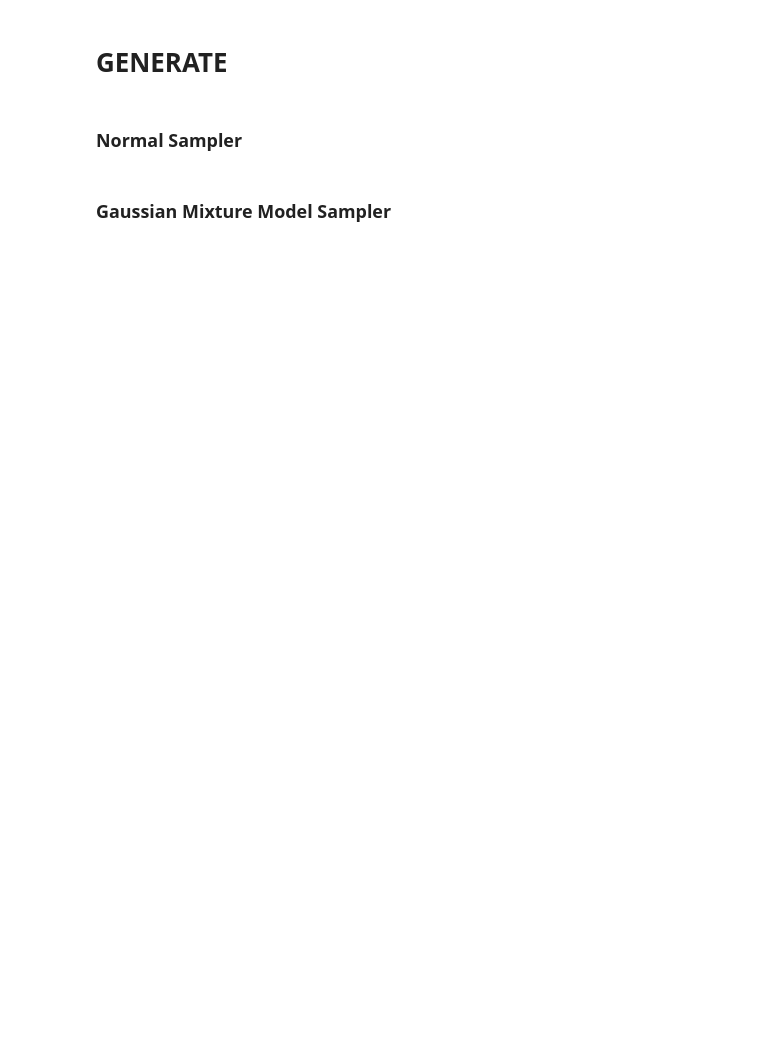
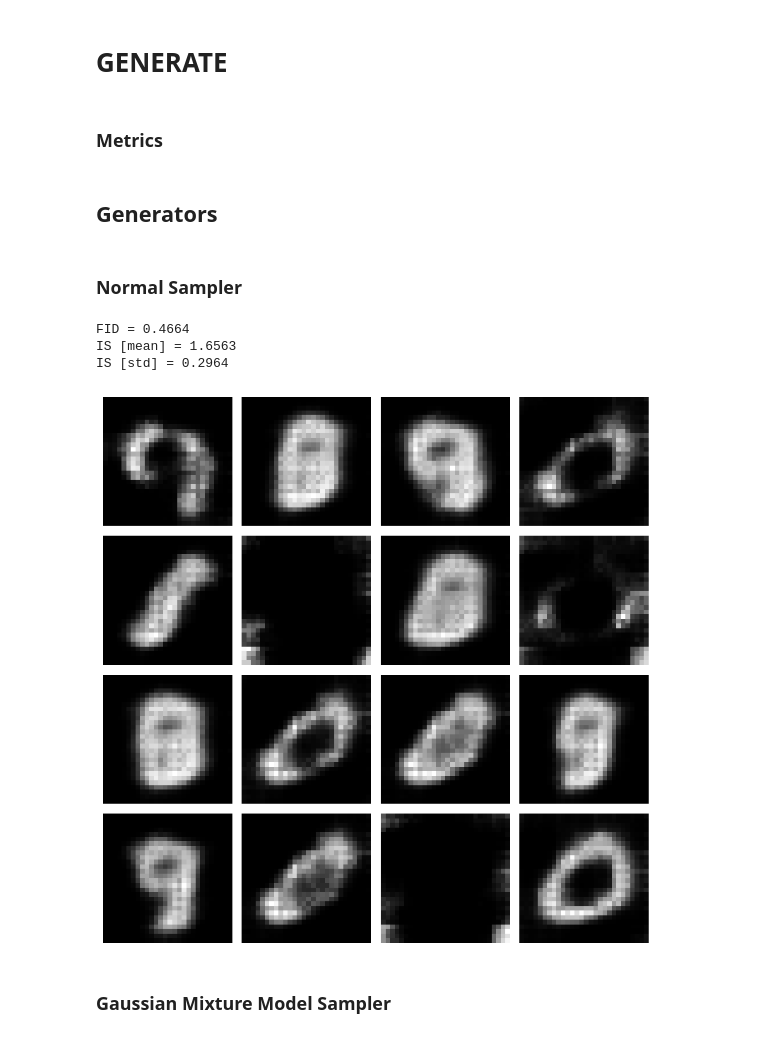
Before and after one commit to dmandache/ModelDegeneration, a Jupyter notebook: test_pythae.ipynb, the cells around one changed output. Cells and saved outputs as stored; diff of their text form; code cells hidden in the pictures; blank space fills up the shorter version.

```diff
--- a/test_pythae.ipynb
+++ b/test_pythae.ipynb
@@ -229,5 +314,35 @@ plt.tight_layout(pad=0.)
 # %% [markdown]
 # GENERATE
+# %% [markdown]
+### Metrics
+# %%
+from torchmetrics.image.fid import FrechetInceptionDistance
+from torchmetrics.image.inception import InceptionScore
+
+# FID score computation class
+fid_calculator = FrechetInceptionDistance(feature=64, reset_real_features=False, normalize=True)
+fid_calculator.update(train_dataset.expand(train_dataset.shape[0], 3, 28, 28)[:200,].to('cpu'), real=True)
+
+# IS score computation class
+is_calculator = InceptionScore(normalize=True)
+
+def compute_fid_score(gen_data):
+    # Lower is better
+    # greater sample variety
+    fid_calculator.update(gen_data.expand(gen_data.shape[0], 3, 28, 28).cpu(), real=False)
+    fid_score = fid_calculator.compute().item()
+    print(f"FID = {fid_score:.4f}")
+    return fid_score
+
+def compute_is_score(gen_data):
+    # Higher is better
+    # better quality within individual images
+    is_calculator.update(gen_data.expand(gen_data.shape[0], 3, 28, 28).cpu())
+    is_score = is_calculator.compute()
+    print(f"IS [mean] = {is_score[0].item():.4f}")
+    print(f"IS [std] = {is_score[1].item():.4f}")
+# %% [markdown]
+## Generators
 # %% [markdown]
 ### Normal Sampler
 # %%
@@ -243,6 +357,13 @@ gen_data = sampler.sample(
 )
 # %%
 plot_grid(gen_data.data.cpu())
+compute_fid_score(gen_data)
+compute_is_score(gen_data)
+# %% [output]
+FID = 0.4664
+IS [mean] = 1.6563
+IS [std] = 0.2964
+[figure, added]
 # %% [markdown]
 ### Gaussian Mixture Model Sampler
 # %%
```
Also changed, not shown: parts of 20 cells of this notebook.
